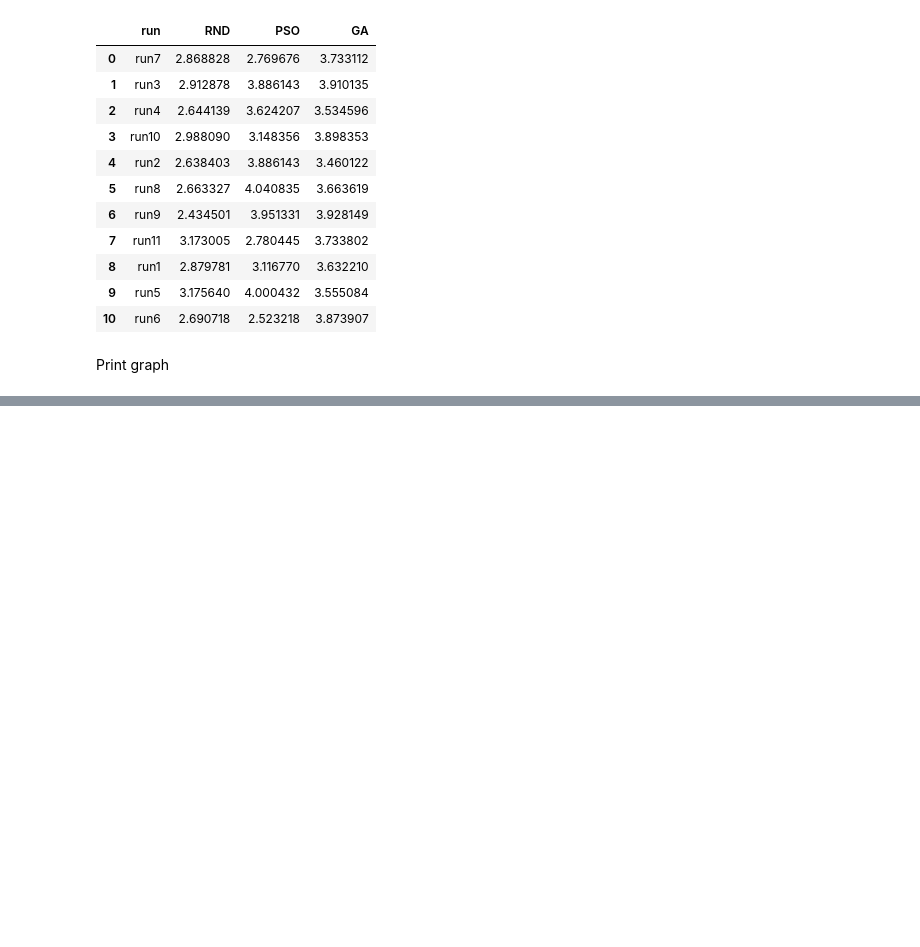
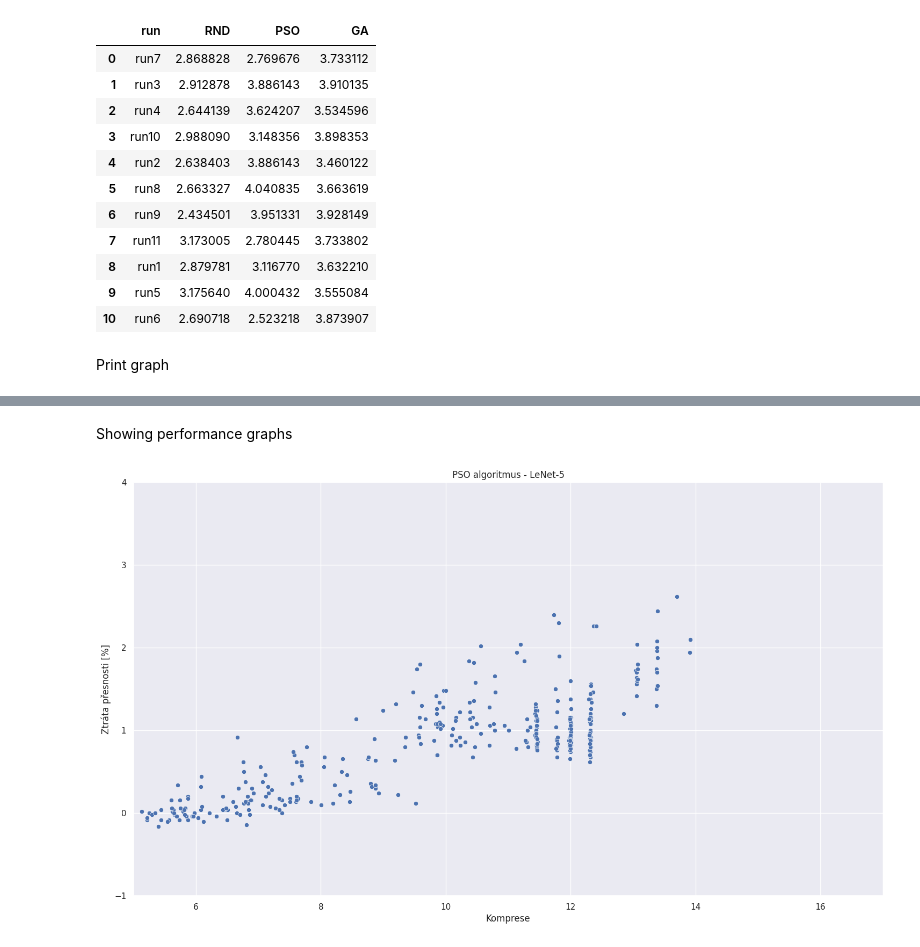
Before and after one commit to xcoupe01/nn_weight_share_optimization, a Jupyter notebook: lenet_compression_compare.ipynb, the cells around one changed output, grey strips where cells are left out. Cells and saved outputs as stored; diff of their text form; code cells hidden in the pictures; blank space fills up the shorter version.

```diff
--- a/lenet_compression_compare.ipynb
+++ b/lenet_compression_compare.ipynb
@@ -55,0 +56,11 @@ graph.set(xlabel = 'Agorithms', ylabel='Fitness', title='Algorithm comparsion')
+# %% [markdown]
+Showing performance graphs
+# %%
+plt_data = pd.read_csv('results/lenet_compres_50/run8/test_PSO_save.csv')
+plot_alcr(plt_data, False)
+plt.title('PSO algoritmus - LeNet-5')
+plt.xlabel('Komprese')
+plt.ylabel('Ztráta přesnosti [%]')
+plt.savefig('results/plots/scatter.pdf')
+# %% [output]
+[figure, added]
```
Also changed, not shown: parts of 4 cells of this notebook, 4 other files.
